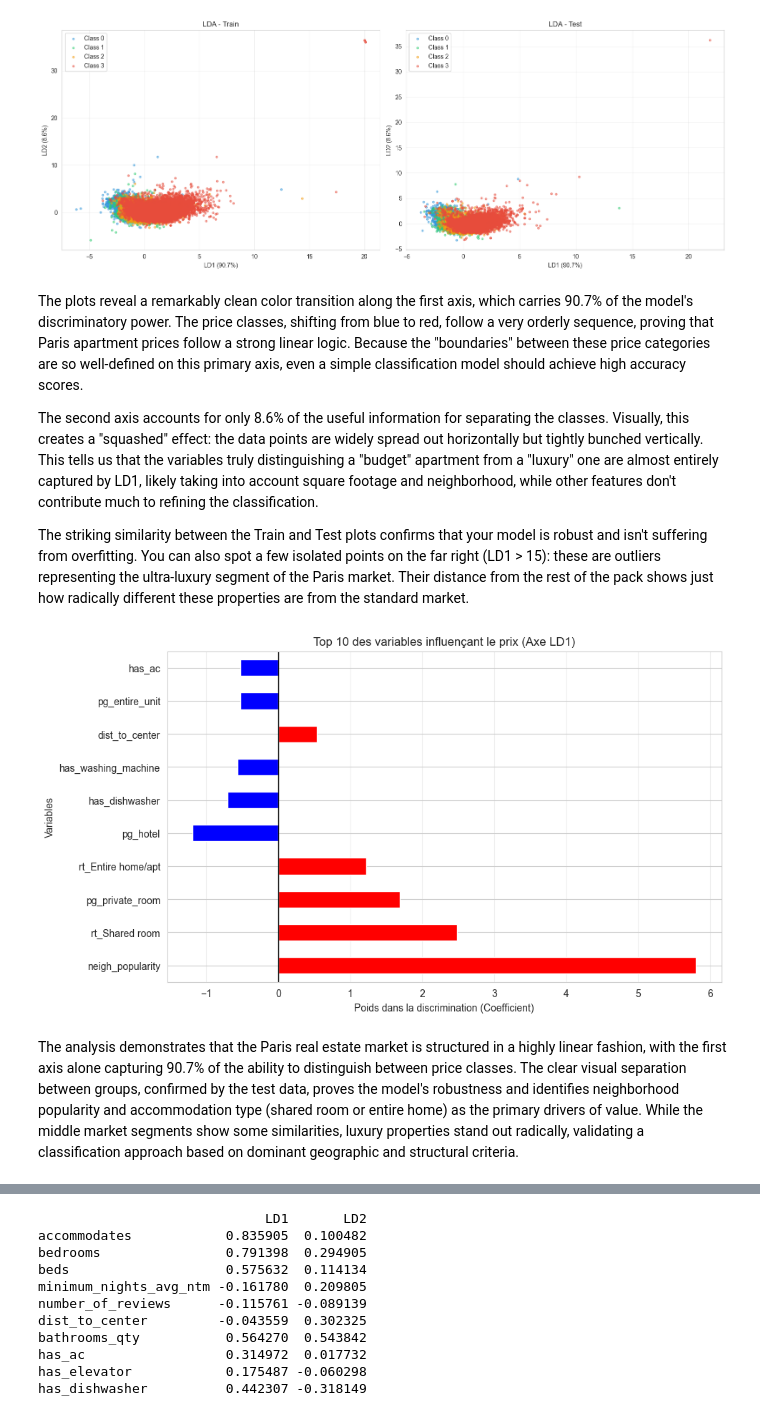
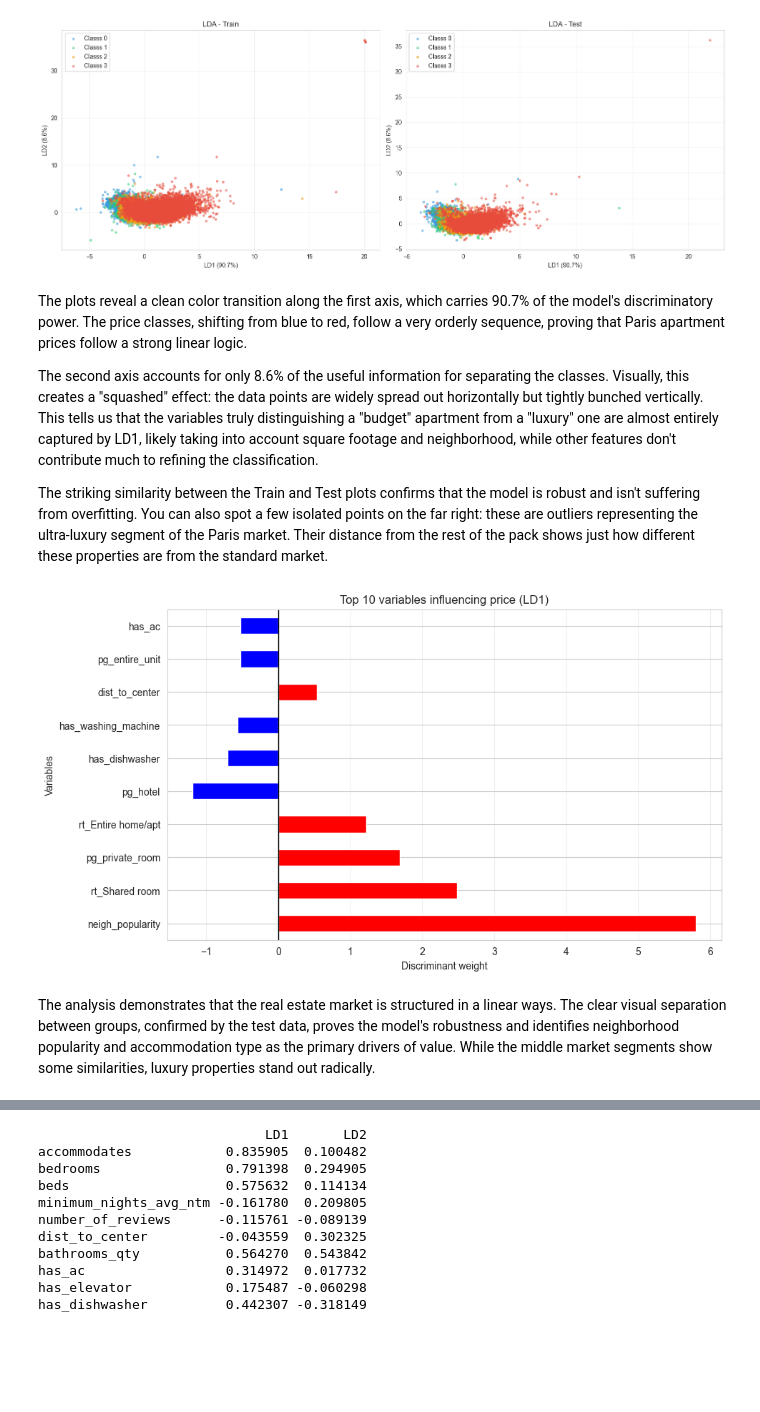
Before and after one commit to Felix-prjcts/ML_Airbnb_domain_generalisation, a Jupyter notebook: ML_Paris/LDA_Paris.ipynb, the cells around one changed output, grey strips where cells are left out. Saved outputs shown, nothing was run; the diff lists cells and outputs as text; code cells hidden in the pictures; blank space fills up the shorter version.

```diff
--- a/ML_Paris/LDA_Paris.ipynb
+++ b/ML_Paris/LDA_Paris.ipynb
@@ -178,30 +178,30 @@ Reduced dimensions: 27 → 3
 Explained variance: [0.90665568 0.08597618 0.00736814]
 [figure]
 # %% [markdown]
-The plots reveal a remarkably clean color transition along the first axis, which carries 90.7% of the model's discriminatory power. The price classes, shifting from blue to red, follow a very orderly sequence, proving that Paris apartment prices follow a strong linear logic. Because the "boundaries" between these price categories are so well-defined on this primary axis, even a simple classification model should achieve high accuracy scores.
+The plots reveal a clean color transition along the first axis, which carries 90.7% of the model's discriminatory power. The price classes, shifting from blue to red, follow a very orderly sequence, proving that Paris apartment prices follow a strong linear logic.
 
 The second axis accounts for only 8.6% of the useful information for separating the classes. Visually, this creates a "squashed" effect: the data points are widely spread out horizontally but tightly bunched vertically. This tells us that the variables truly distinguishing a "budget" apartment from a "luxury" one are almost entirely captured by LD1, likely taking into account square footage and neighborhood, while other features don't contribute much to refining the classification.
 
-The striking similarity between the Train and Test plots confirms that your model is robust and isn't suffering from overfitting. You can also spot a few isolated points on the far right (LD1 > 15): these are outliers representing the ultra-luxury segment of the Paris market. Their distance from the rest of the pack shows just how radically different these properties are from the standard market.
+The striking similarity between the Train and Test plots confirms that the model is robust and isn't suffering from overfitting. You can also spot a few isolated points on the far right: these are outliers representing the ultra-luxury segment of the Paris market. Their distance from the rest of the pack shows just how different these properties are from the standard market.
 # %%
-#extract coefficients for the first axis (LD1)
+#LD1 coefficients
 coeffs_ld1 = pd.Series(lda.coef_[0], index=X.columns)
 
-#sort by importance (highest absolute values)
-top_features = coeffs_ld1.abs().sort_values(ascending=False).head(10)
+#sorting
+top_features = coeffs_ld1.abs().sort_values(ascending=False).head(10) #top 10 features
 top_coeffs = coeffs_ld1.loc[top_features.index]
 
 #plot
 plt.figure(figsize=(10, 6))
 top_coeffs.plot(kind='barh', color=['red' if x > 0 else 'blue' for x in top_coeffs])
 plt.title("Top 10 variables influencing price (LD1)")
-plt.xlabel("Discriminant weight (Coefficient)")
+plt.xlabel("Discriminant weight")
 plt.ylabel("Variables")
 plt.axvline(x=0, color='black', linestyle='-', linewidth=1)
 plt.grid(axis='x', alpha=0.3)
 plt.show()
 # %% [output]
-[figure, old version]
+[figure, new version]
 # %% [markdown]
-The analysis demonstrates that the Paris real estate market is structured in a highly linear fashion, with the first axis alone capturing 90.7% of the ability to distinguish between price classes. The clear visual separation between groups, confirmed by the test data, proves the model's robustness and identifies neighborhood popularity and accommodation type (shared room or entire home) as the primary drivers of value. While the middle market segments show some similarities, luxury properties stand out radically, validating a classification approach based on dominant geographic and structural criteria.
+The analysis demonstrates that the real estate market is structured in a linear ways. The clear visual separation between groups, confirmed by the test data, proves the model's robustness and identifies neighborhood popularity and accommodation type as the primary drivers of value. While the middle market segments show some similarities, luxury properties stand out radically.
 # %%
```
Also changed, not shown: parts of 9 cells of this notebook, 2 other files.
